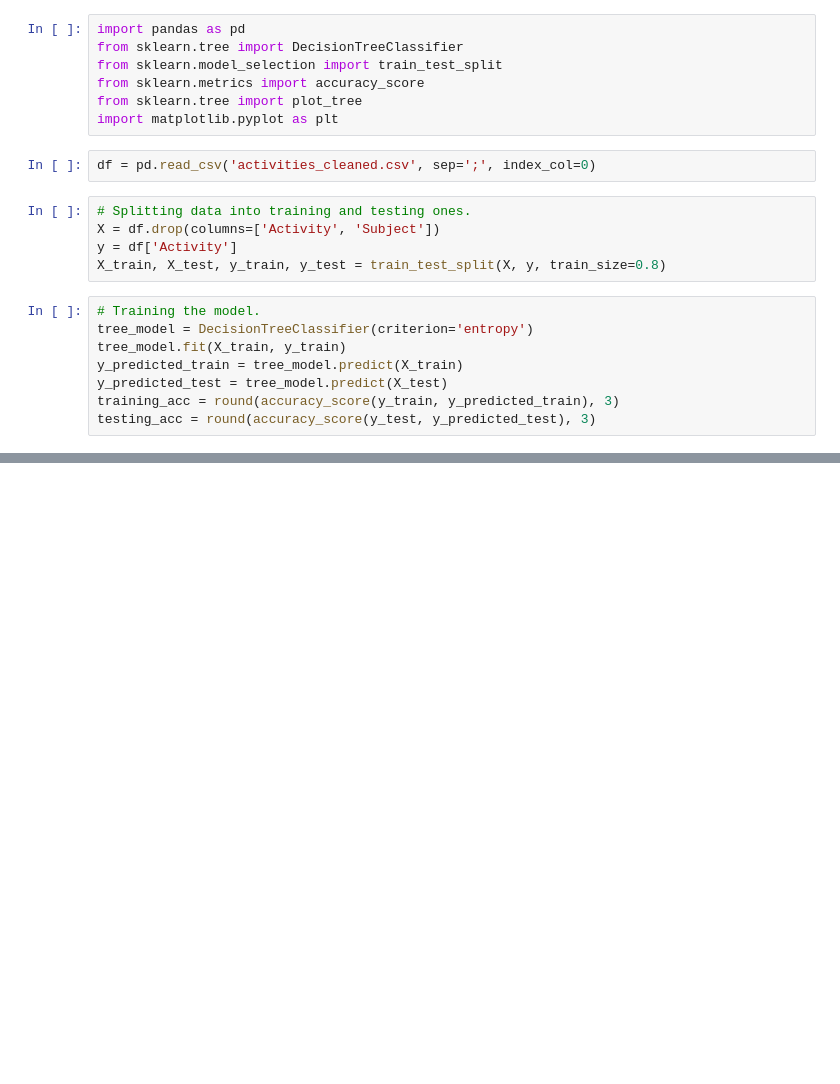
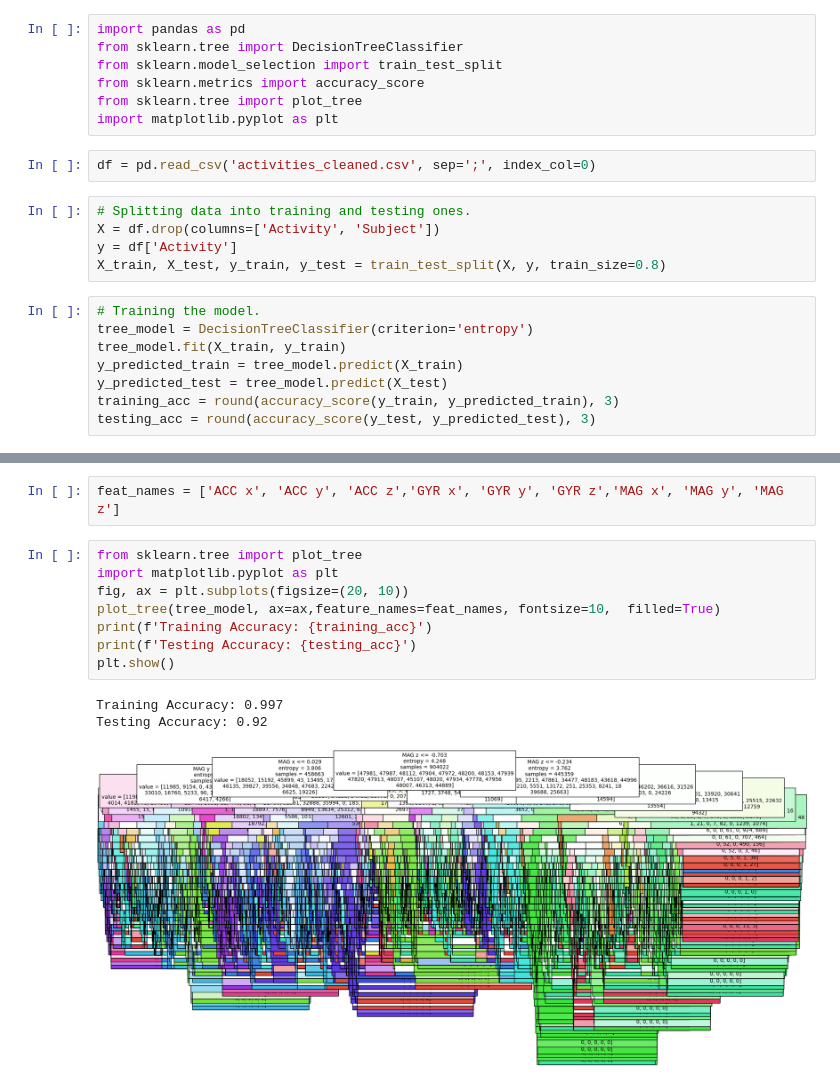
Before and after one commit to GiordanoT/predictive-analytics, a Jupyter notebook: 05 - Supervised Learning - DT.ipynb, the cells around one changed output, grey strips where cells are left out. Saved outputs shown, nothing was run; the diff lists cells and outputs as text; blank space fills up the shorter version.

```diff
--- a/05 - Supervised Learning - DT.ipynb
+++ b/05 - Supervised Learning - DT.ipynb
@@ -26,0 +30,14 @@ print(f'Testing Accuracy: {testing_acc}')
+# %%
+feat_names = ['ACC x', 'ACC y', 'ACC z','GYR x', 'GYR y', 'GYR z','MAG x', 'MAG y', 'MAG z']
+# %%
+from sklearn.tree import plot_tree
+import matplotlib.pyplot as plt
+fig, ax = plt.subplots(figsize=(20, 10))
+plot_tree(tree_model, ax=ax,feature_names=feat_names, fontsize=10,  filled=True)
+print(f'Training Accuracy: {training_acc}')
+print(f'Testing Accuracy: {testing_acc}')
+plt.show()
+# %% [output]
+Training Accuracy: 0.997
+Testing Accuracy: 0.92
+[figure, added]
```
Also changed, not shown: parts of 2 cells of this notebook, 4 other files.
